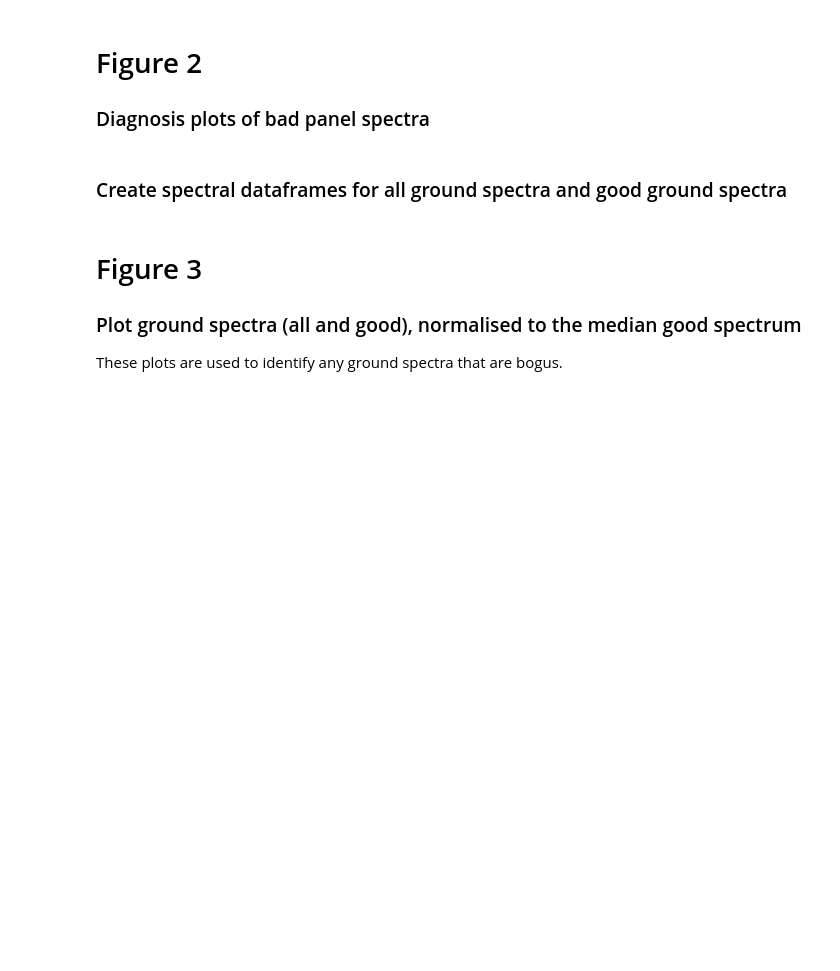
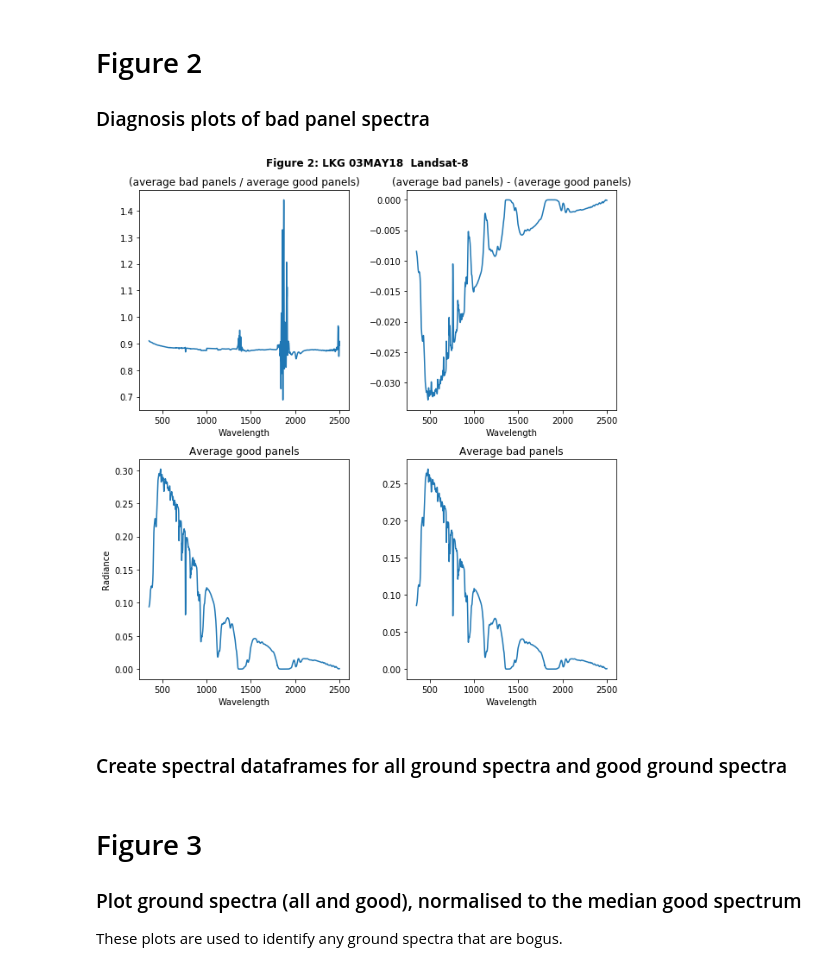
Before and after one commit to GeoscienceAustralia/DEA-CalVal-Phase1, a Jupyter notebook: tempcopy.ipynb, the cells around one changed output. Cells and saved outputs as stored; diff of their text form; code cells hidden in the pictures; blank space fills up the shorter version.

```diff
--- a/tempcopy.ipynb
+++ b/tempcopy.ipynb
@@ -142,7 +159,10 @@ cv.FIG_panel_radiances(good_panel_spec, bad_panel_spec, all_panel_spec, output,
 
 ### Diagnosis plots of bad panel spectra
 # %%
-good_panel_mean = cv.FIG_bad_panel_analysis(good_panel_spec, bad_panel_spec, field_data)
+good_panel_mean = cv.FIG_bad_panel_analysis(good_panel_spec, bad_panel_spec, output, field_data, fignum)
+fignum +=1
+# %% [output]
+[figure, added]
 # %% [markdown]
 ### Create spectral dataframes for all ground spectra and good ground spectra
 # %%
```
Also changed, not shown: parts of 23 cells of this notebook, 36 other files.
